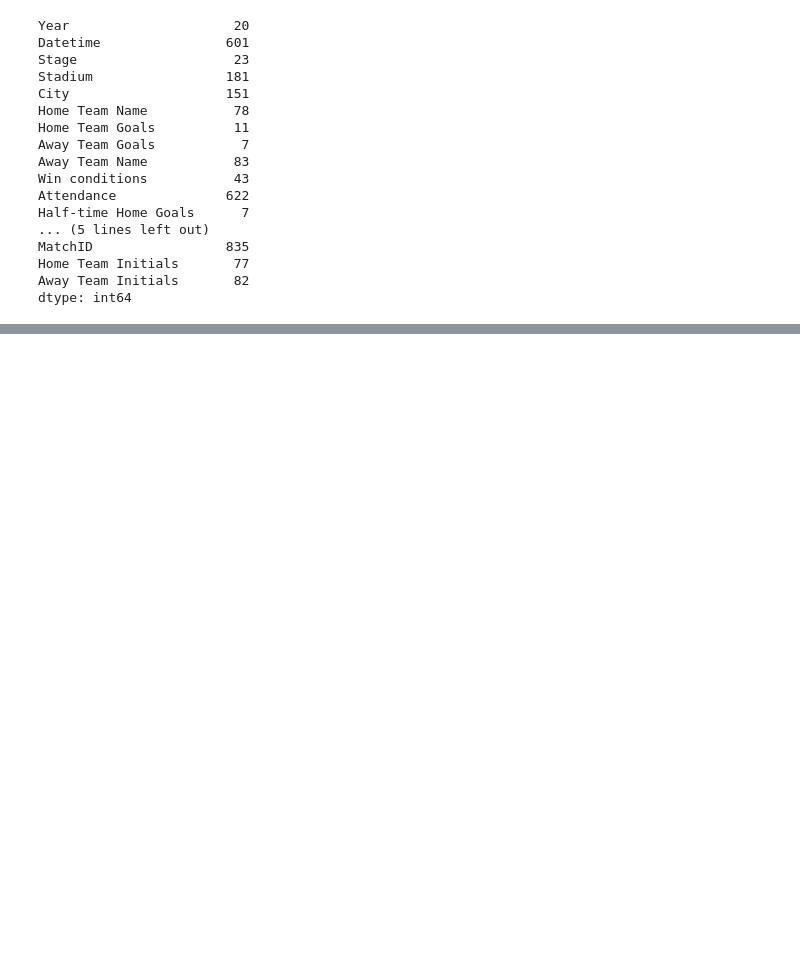
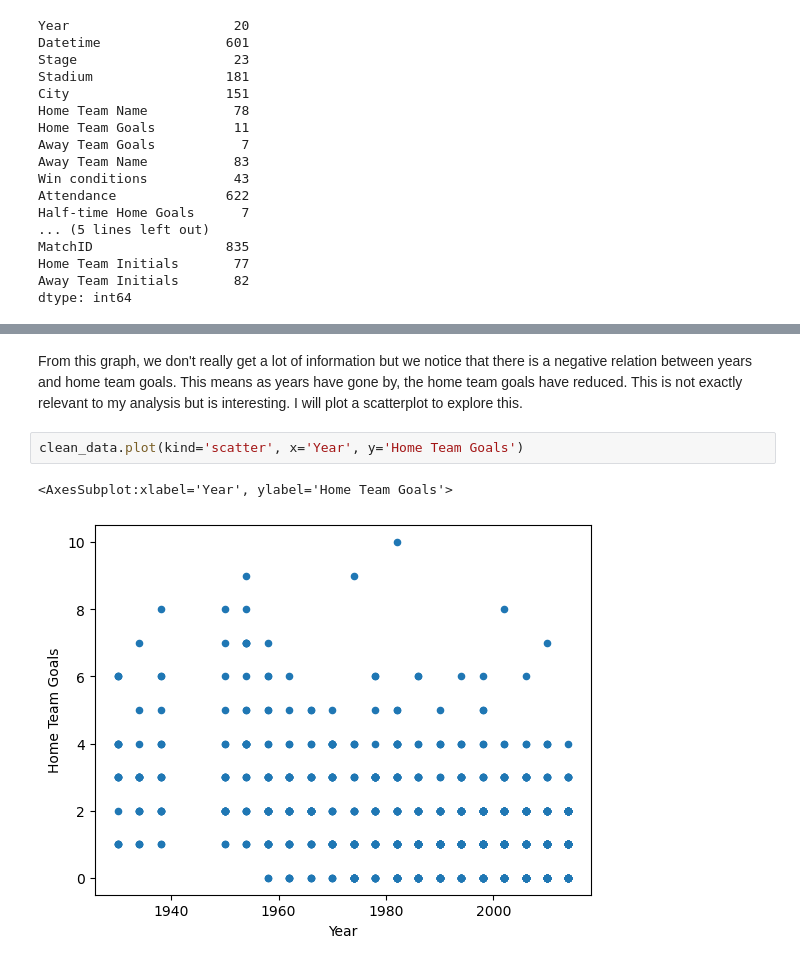
Before and after one commit to ubco-W2022T1-cosc301/project-group49, a Jupyter notebook: notebooks/analysis1.ipynb, the cells around one changed output, grey strips where cells are left out. Saved outputs shown, nothing was run; the diff lists cells and outputs as text; blank space fills up the shorter version.

```diff
--- a/notebooks/analysis1.ipynb
+++ b/notebooks/analysis1.ipynb
@@ -159,0 +175,7 @@ hello
+# %% [markdown]
+From this graph, we don't really get a lot of information but we notice that there is a negative relation between years and home team goals. This means as years have gone by, the home team goals have reduced. This is not exactly relevant to my analysis but is interesting. I will plot a scatterplot to explore this.
+# %%
+clean_data.plot(kind='scatter', x='Year', y='Home Team Goals')
+# %% [output]
+<AxesSubplot:xlabel='Year', ylabel='Home Team Goals'>
+[figure, added]
```
Also changed, not shown: parts of 13 cells of this notebook.
